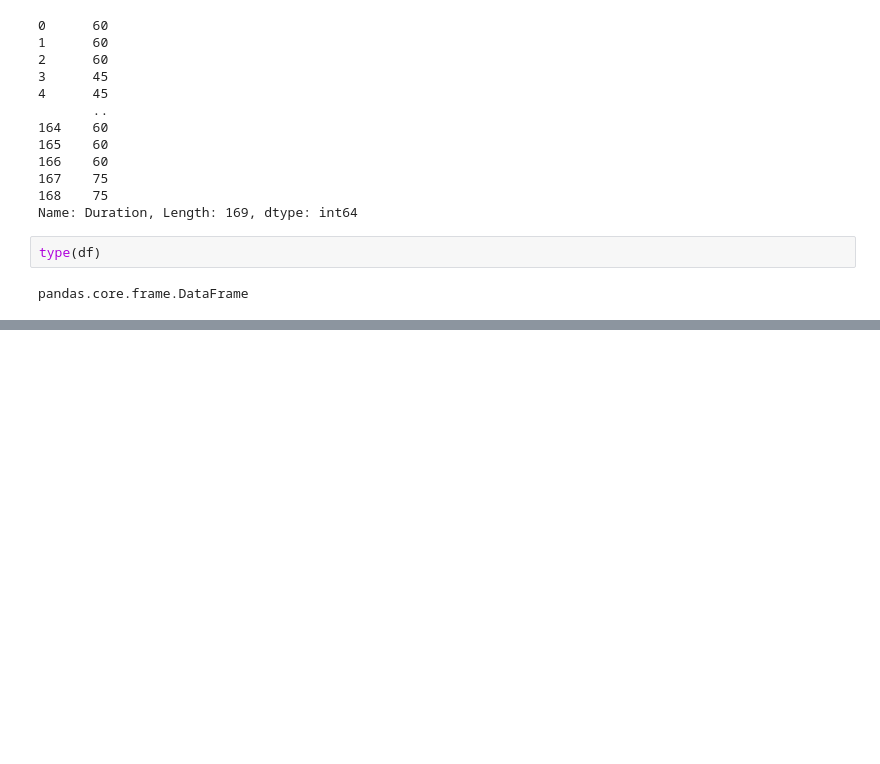
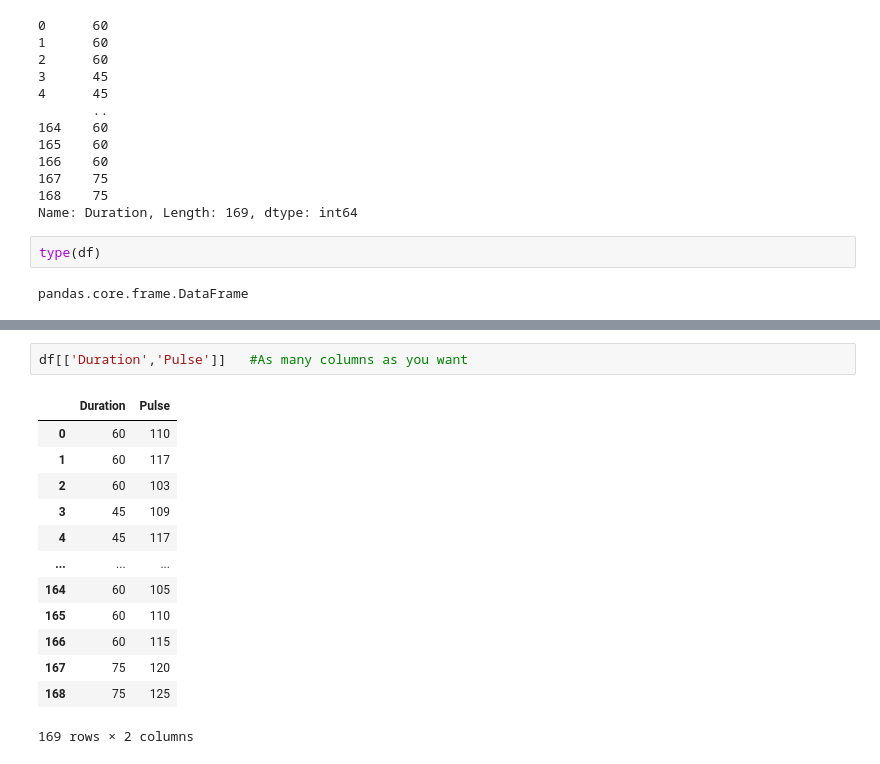
Before and after one commit to taahahussainkhan/Python, a Jupyter notebook: Pandas/dataframe.ipynb, the cells around one changed output, grey strips where cells are left out. Cells and saved outputs as stored; diff of their text form; blank space fills up the shorter version.

```diff
--- a/Pandas/dataframe.ipynb
+++ b/Pandas/dataframe.ipynb
@@ -70,0 +91,16 @@ pandas.core.frame.DataFrame
+# %%
+df[['Duration','Pulse']]   #As many columns as you want
+# %% [output]
+|  | Duration | Pulse |
+| 0 | 60 | 110 |
+| 1 | 60 | 117 |
+| 2 | 60 | 103 |
+| 3 | 45 | 109 |
+| 4 | 45 | 117 |
+| ... | ... | ... |
+| 164 | 60 | 105 |
+| 165 | 60 | 110 |
+| 166 | 60 | 115 |
+| 167 | 75 | 120 |
+| 168 | 75 | 125 |
+169 rows × 2 columns
```
Also changed, not shown: parts of 12 cells of this notebook, 8 other files.
